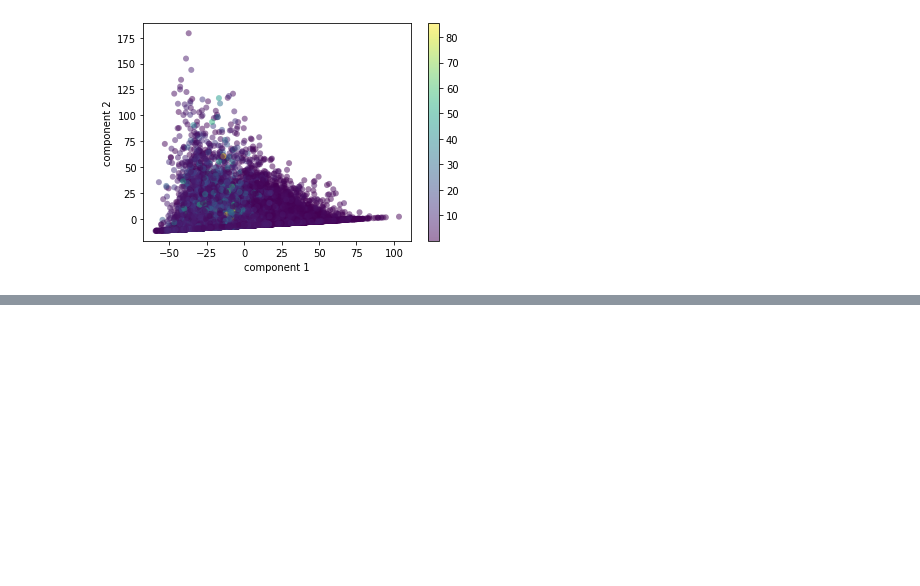
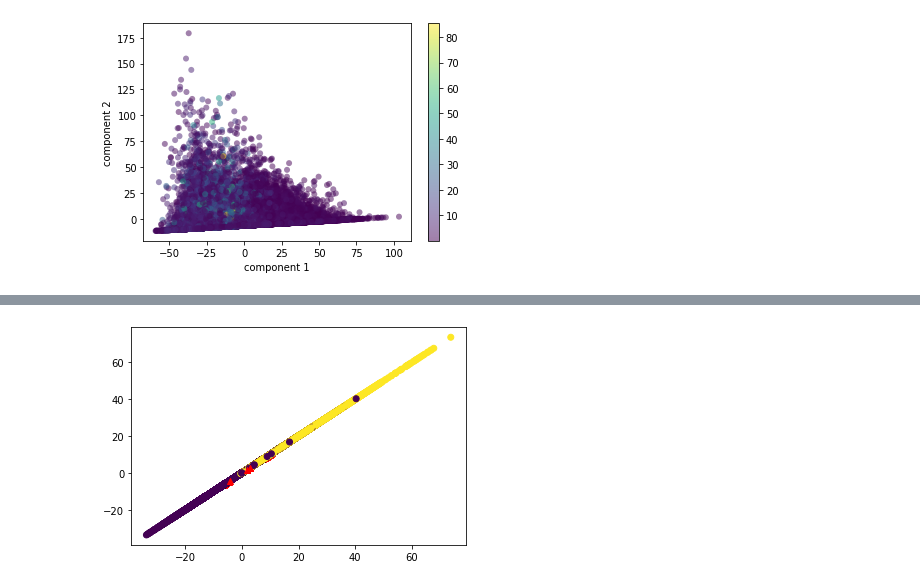
Before and after one commit to WizenPainter/reto-ma2007b, a Jupyter notebook: noaa_ai_workshop/IntroNotebooks/05-Challenge.ipynb, the cells around one changed output, grey strips where cells are left out. Cells and saved outputs as stored; diff of their text form; code cells hidden in the pictures; blank space fills up the shorter version.

```diff
--- a/noaa_ai_workshop/IntroNotebooks/05-Challenge.ipynb
+++ b/noaa_ai_workshop/IntroNotebooks/05-Challenge.ipynb
@@ -89,0 +97,8 @@ plt.show()
+# %%
+for i in range(len(X.columns)-1):
+    plt.scatter(X.iloc[:,i+1],X.iloc[:,i+1],c = kmeans.labels_)
+    centers = kmeans.cluster_centers_
+    plt.scatter(centers[:,i+1],centers[:,i+1],marker = '^', c = 'r')
+plt.show()
+# %% [output]
+[figure, added]
```
Also changed, not shown: parts of 11 cells of this notebook.
